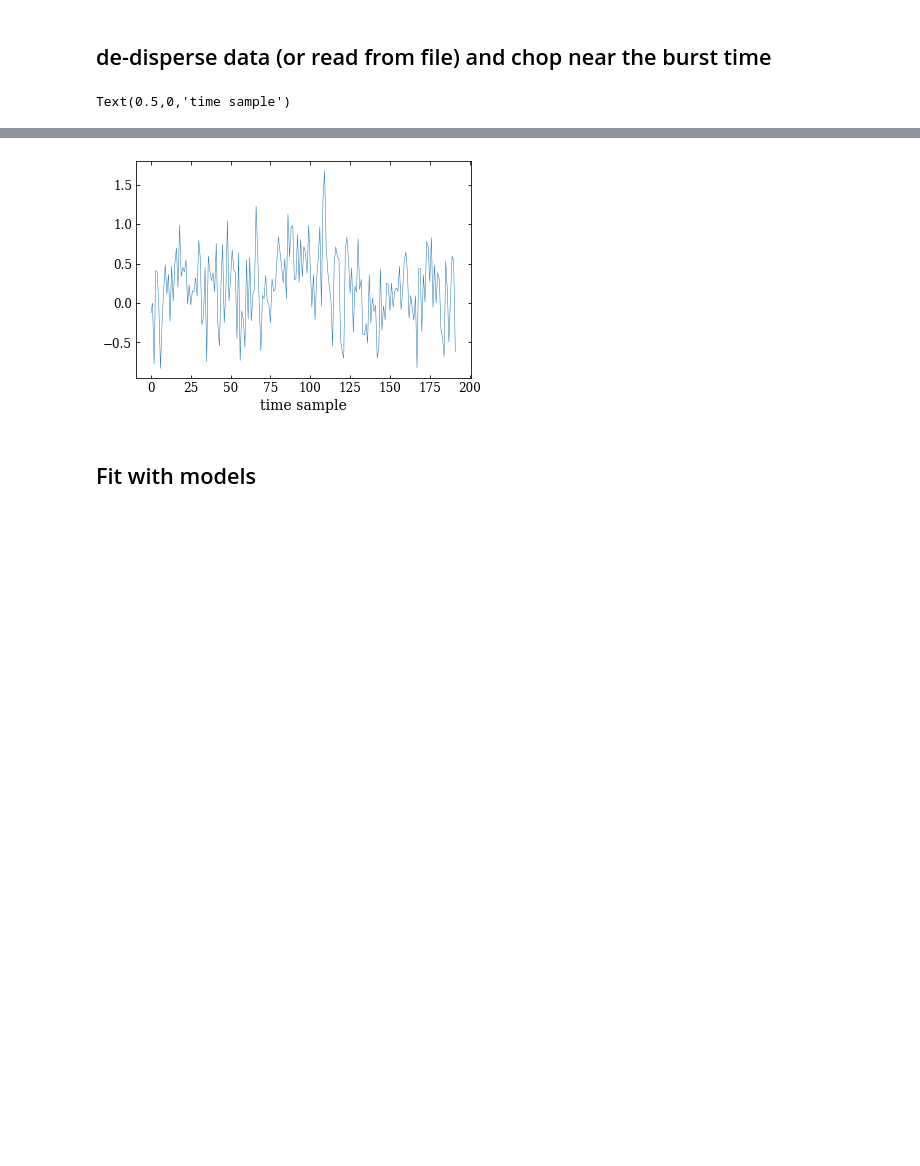
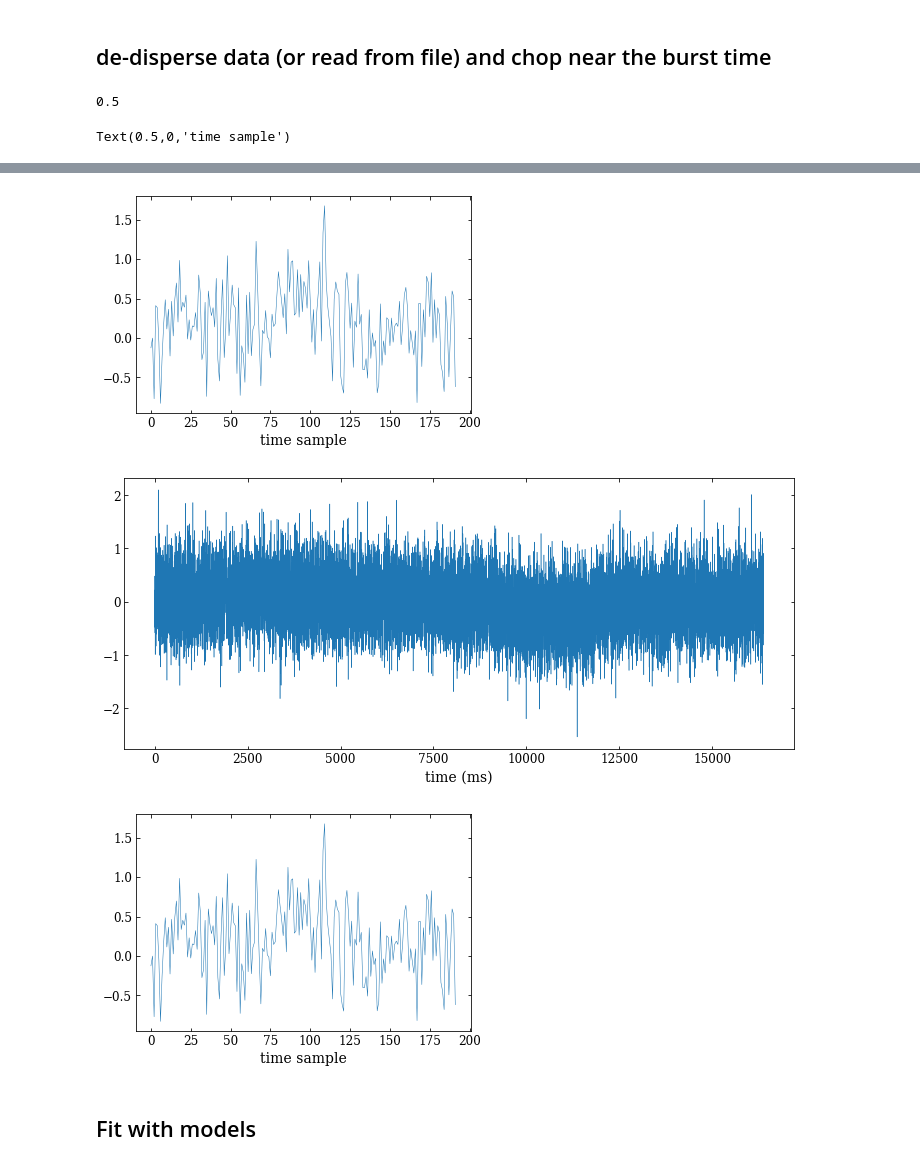
Before and after one commit to dsa110/burstfit, a Jupyter notebook: examples/BurstFit_real_time_FRB_220411aabk.ipynb, the cells around one changed output, grey strips where cells are left out. Cells and saved outputs as stored; diff of their text form; code cells hidden in the pictures; blank space fills up the shorter version.

Commit message:
works for some bursts

```diff
--- a/examples/BurstFit_real_time_FRB_220411aabk.ipynb
+++ b/examples/BurstFit_real_time_FRB_220411aabk.ipynb
@@ -79,6 +79,14 @@ print(nfreq_snr)
 
 # data = ff.proc_cand_fil(fil_file, bd.dm, bd.width, nfreq_plot=nfreq, ndm=64)[0]
 # np.save('%s_%d.txt'%(candidate, nfreq), data, allow_pickle=False)
+# %%
+bd.tsamp
+bd.dm
+bd.width
+fil_file
+bd.
+# %% [output]
+0.5
 # %%
 # chop near the burst region and plot (adjust as needed, but sometimes fit results change)
 i_low = int(0.500/bd.tsamp - 3*bd.width)
@@ -86,30 +94,42 @@ i_high = int(0.500/bd.tsamp + 3*bd.width)
 # %%
 # read in de-dispersed data file
 # nfreq = min(4, nfreq_snr)
 
 nfreq = 4 # two channels is too weak for fitting dm and tau?
 data = np.load('%s_%d.txt.npy'%(candidate, nfreq))
 
 # chop near the burst region and plot
 data_burst = data[:, i_low: i_high] # change to x * width
 t_burst_ms = [i * bd.tsamp * 1e3 for i in range(i_low, i_high)]
 
 fig1, ax1 = plt.subplots(1, 2, figsize=(12, 5))
 #fig1.set_size_inches(12., 5.)
 ax1[0].plot(t_burst_ms, data_burst.mean(0))
 ax1[0].set_xlabel('time (ms)')
 ax1[1].plot(data_burst.mean(1))
 ax1[1].set_xlabel('binned channel')
 ax1[1].set_title('bin freq channel #%d'%nfreq)
 plt.tight_layout()
 
 plt.figure()
 plt.plot(data_burst.mean(0))
 plt.xlabel('time sample')
+
+
+fig1, ax1 = plt.subplots(figsize=(12, 5))
+#fig1.set_size_inches(12., 5.)
+ax1.plot(data.mean(0))
+ax1.set_xlabel('time (ms)')
+
+plt.figure()
+plt.plot(data_burst.mean(0))
+plt.xlabel('time sample')
 # %% [output]
 Text(0.5,0,'time sample')
 [figure]
 [figure]
+[figure, added]
+[figure, added]
 # %% [markdown]
 ## Fit with models
 # %% [markdown]
```
Also changed, not shown: 9 other files.
